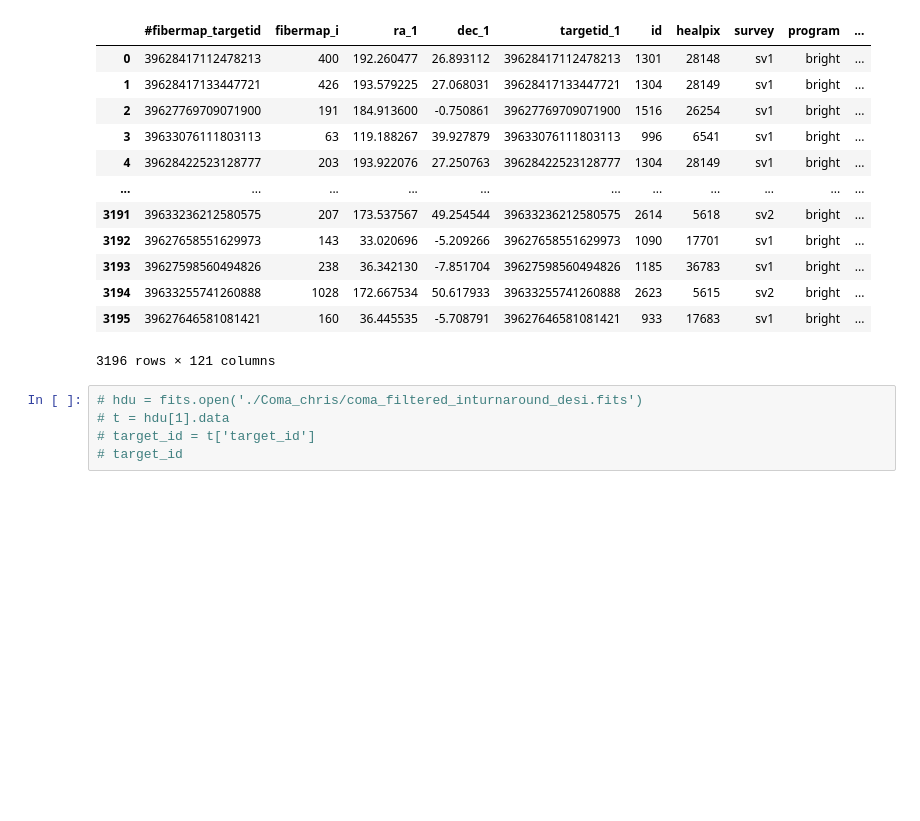
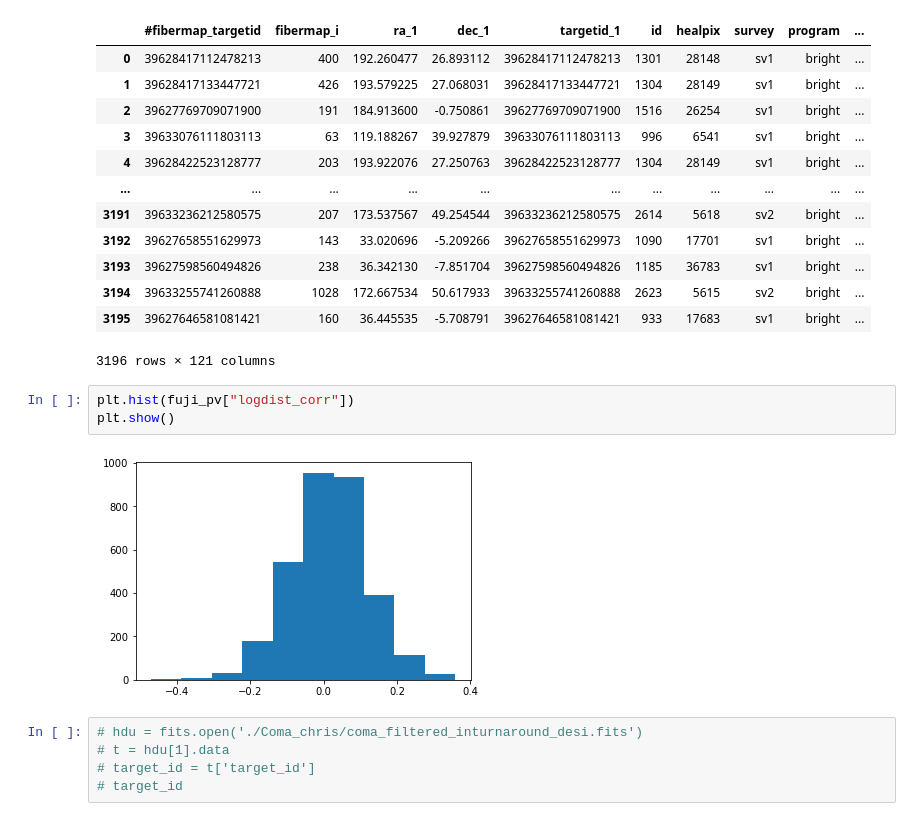
Before and after one commit to KSaid-1/DESI_fuji_FP, a Jupyter notebook: Coma_distance_v01.ipynb, the cells around one changed output. Drawn from its saved outputs; the diff is of its cells as text; blank space fills up the shorter version.

```diff
--- a/Coma_distance_v01.ipynb
+++ b/Coma_distance_v01.ipynb
@@ -27,6 +27,11 @@ fuji_pv
 | 3194 | 39633255741260888 | 1028 | 172.667534 | 50.617933 | 39633255741260888 | 2623 | 5615 | sv2 | bright | ... |
 | 3195 | 39627646581081421 | 160 | 36.445535 | -5.708791 | 39627646581081421 | 933 | 17683 | sv1 | bright | ... |
 3196 rows × 121 columns
+# %%
+plt.hist(fuji_pv["logdist_corr"])
+plt.show()
+# %% [output]
+[figure, added]
 # %%
 # hdu = fits.open('./Coma_chris/coma_filtered_inturnaround_desi.fits')
 # t = hdu[1].data
```
Also changed, not shown: parts of 2 cells of this notebook.
